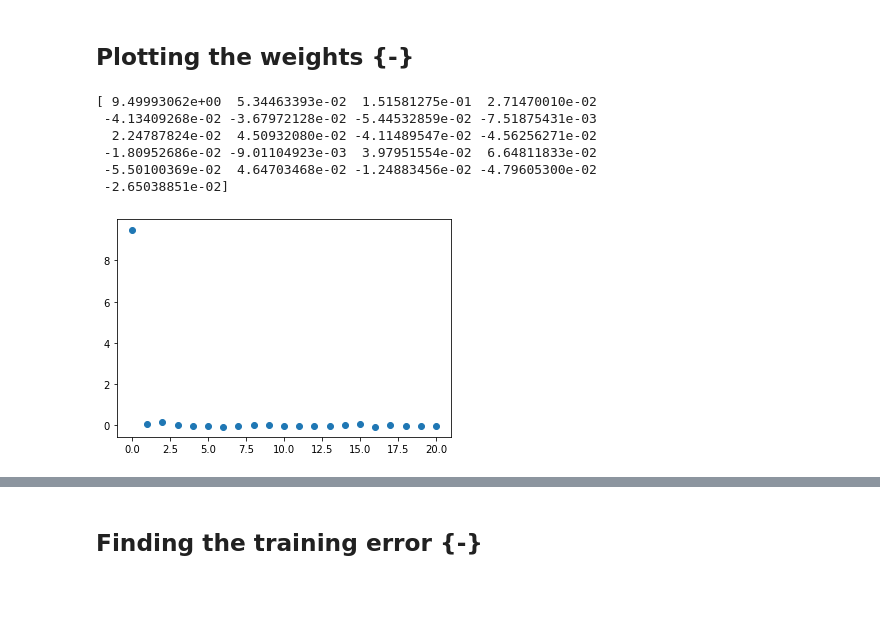
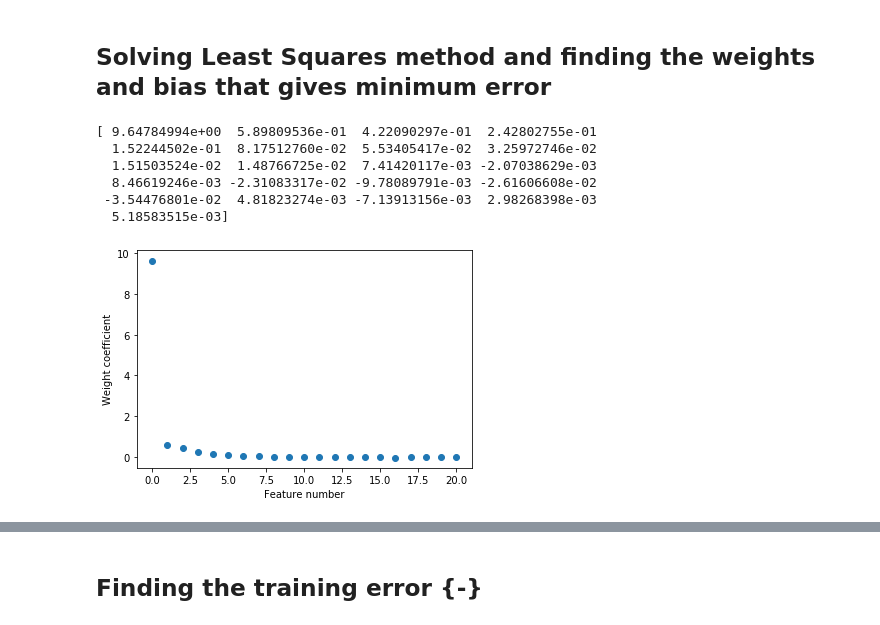
Before and after one commit to harsh-bhatt-25/ML_CS536, a Jupyter notebook: Assignment 5/Linear Regression.ipynb, the cells around one changed output, grey strips where cells are left out. Drawn from its saved outputs; the diff is of its cells as text; code cells hidden in the pictures; blank space fills up the shorter version.

```diff
--- a/Assignment 5/Linear Regression.ipynb
+++ b/Assignment 5/Linear Regression.ipynb
@@ -54,18 +66,36 @@ lr_x, lr_y = generate(1000)
+# %%
+class Linear_Regression:
+
+    def naive_linear_regression(self, x, y):
+        # Getting the number of datapoints and number of features.
+        m, k = x.shape
+        x_transpose = np.transpose(x)
+
+        # Applying the linear regression model to generate weights.
+        self.weights = np.dot(np.dot(np.linalg.inv(np.dot(x_transpose, x)), x_transpose), y)
+        return self.weights
+
+    # This function is used to predict using the existing weights.
+    def predict(self, x, weight):
+        return np.dot(x, weight)
+# %% [markdown]
+## Solving Least Squares method and finding the weights and bias that gives minimum error
 # %%
 # Training a model and getting the weights.
+m_datapoints = 1000
+lr_x, lr_y = generate(m_datapoints)
 lr = Linear_Regression()
 lr_weights = lr.naive_linear_regression(lr_x, lr_y)
+print(lr_weights)
+plt.scatter([i for i in range(21)], lr_weights)
+plt.xlabel("Feature number")
+plt.ylabel("Weight coefficient")
+plt.show()
+# %% [output]
+[ 9.64784994e+00  5.89809536e-01  4.22090297e-01  2.42802755e-01
+  1.52244502e-01  8.17512760e-02  5.53405417e-02  3.25972746e-02
+  1.51503524e-02  1.48766725e-02  7.41420117e-03 -2.07038629e-03
+  8.46619246e-03 -2.31083317e-02 -9.78089791e-03 -2.61606608e-02
+ -3.54476801e-02  4.81823274e-03 -7.13913156e-03  2.98268398e-03
+  5.18583515e-03]
+[figure, added]
-# %% [markdown]
-## Plotting the weights {-}
-# %%
-print(lr_weights)
-plt.scatter([i for i in range(21)], lr_weights)
-plt.show()
-# %% [output]
-[ 9.49993062e+00  5.34463393e-02  1.51581275e-01  2.71470010e-02
- -4.13409268e-02 -3.67972128e-02 -5.44532859e-02 -7.51875431e-03
-  2.24787824e-02  4.50932080e-02 -4.11489547e-02 -4.56256271e-02
- -1.80952686e-02 -9.01104923e-03  3.97951554e-02  6.64811833e-02
- -5.50100369e-02  4.64703468e-02 -1.24883456e-02 -4.79605300e-02
- -2.65038851e-02]
-[figure, removed]
```
Also changed, not shown: parts of 87 cells of this notebook, 1 other file.
